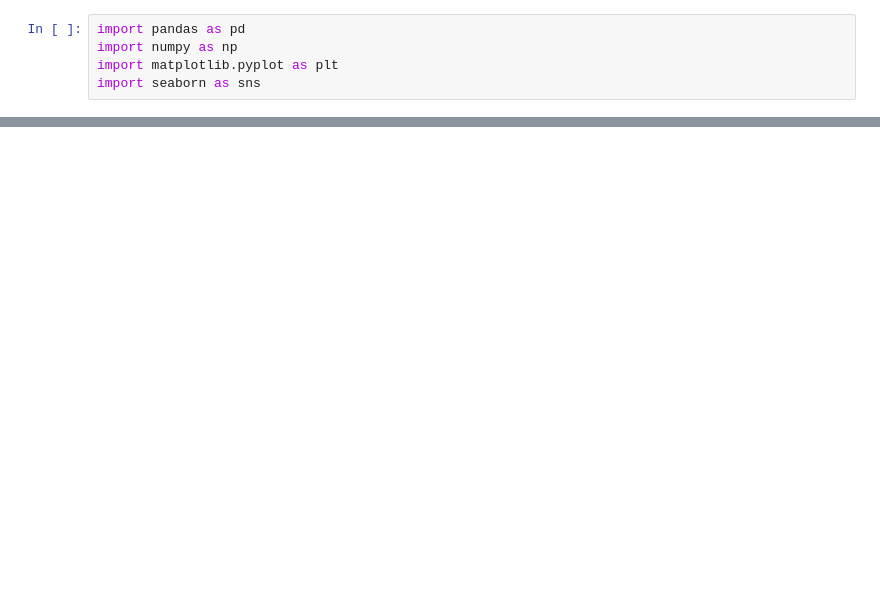
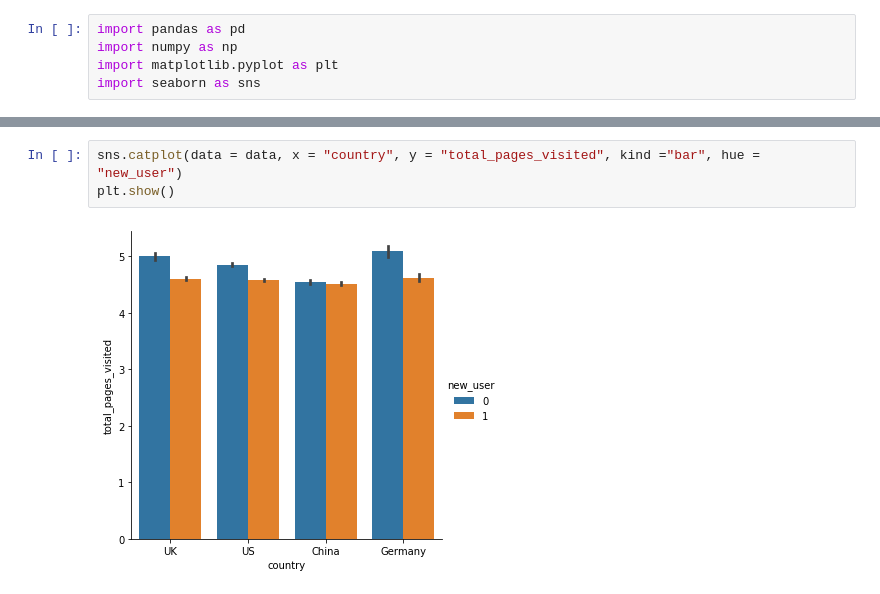
Before and after one commit to DialloYoussouf/Jedhabootcamp_Projects, a Jupyter notebook: CONVERSION RATE/Project_Conversion_Rate_Challenge.ipynb, the cells around one changed output, grey strips where cells are left out. Cells and saved outputs as stored; diff of their text form; blank space fills up the shorter version.

```diff
--- a/CONVERSION RATE/Project_Conversion_Rate_Challenge.ipynb
+++ b/CONVERSION RATE/Project_Conversion_Rate_Challenge.ipynb
@@ -34,0 +131,5 @@ display(desc)
+# %%
+sns.catplot(data = data, x = "country", y = "total_pages_visited", kind ="bar", hue = "new_user")
+plt.show()
+# %% [output]
+[figure, added]
```
Also changed, not shown: parts of 51 cells of this notebook, 4 other files.
